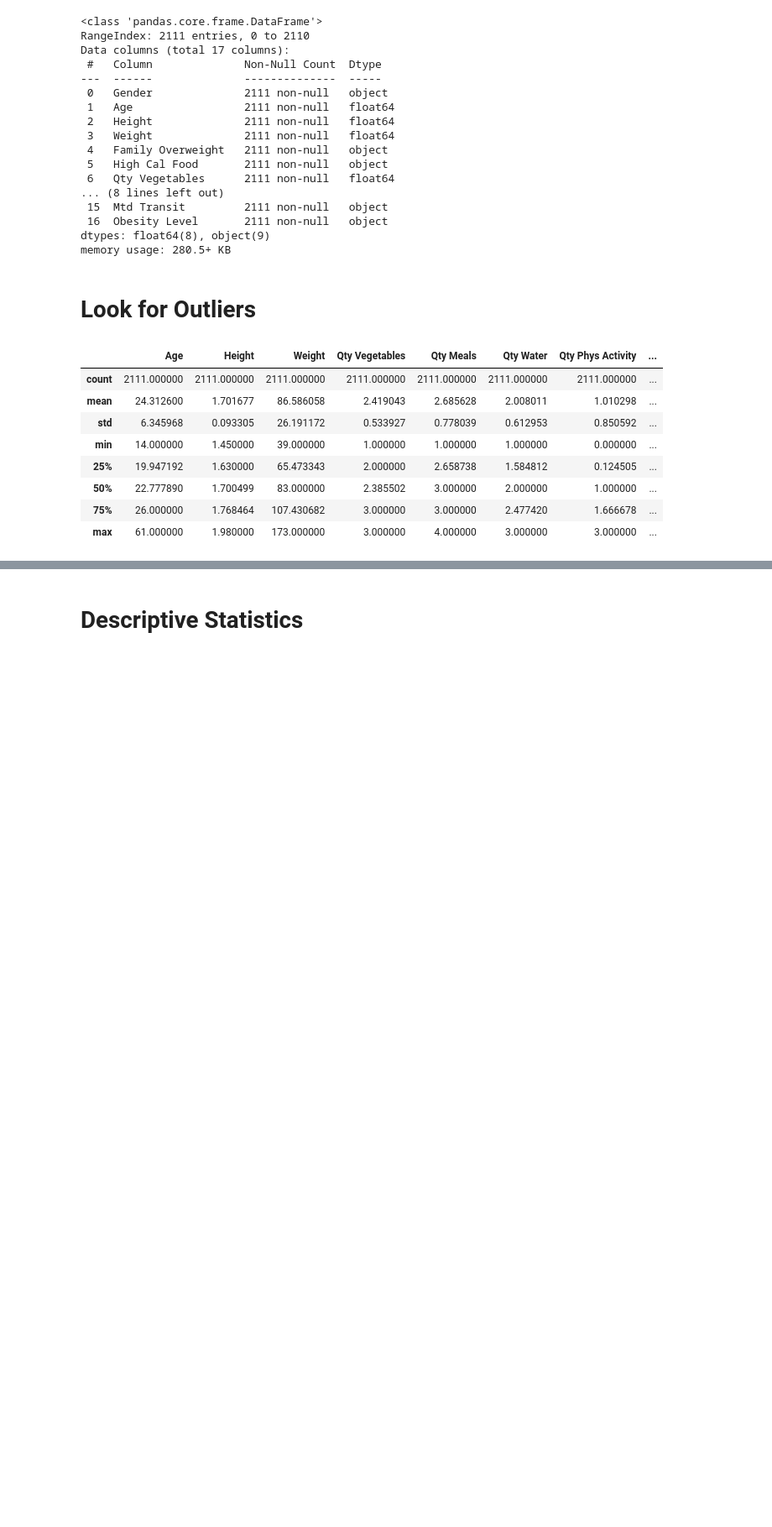
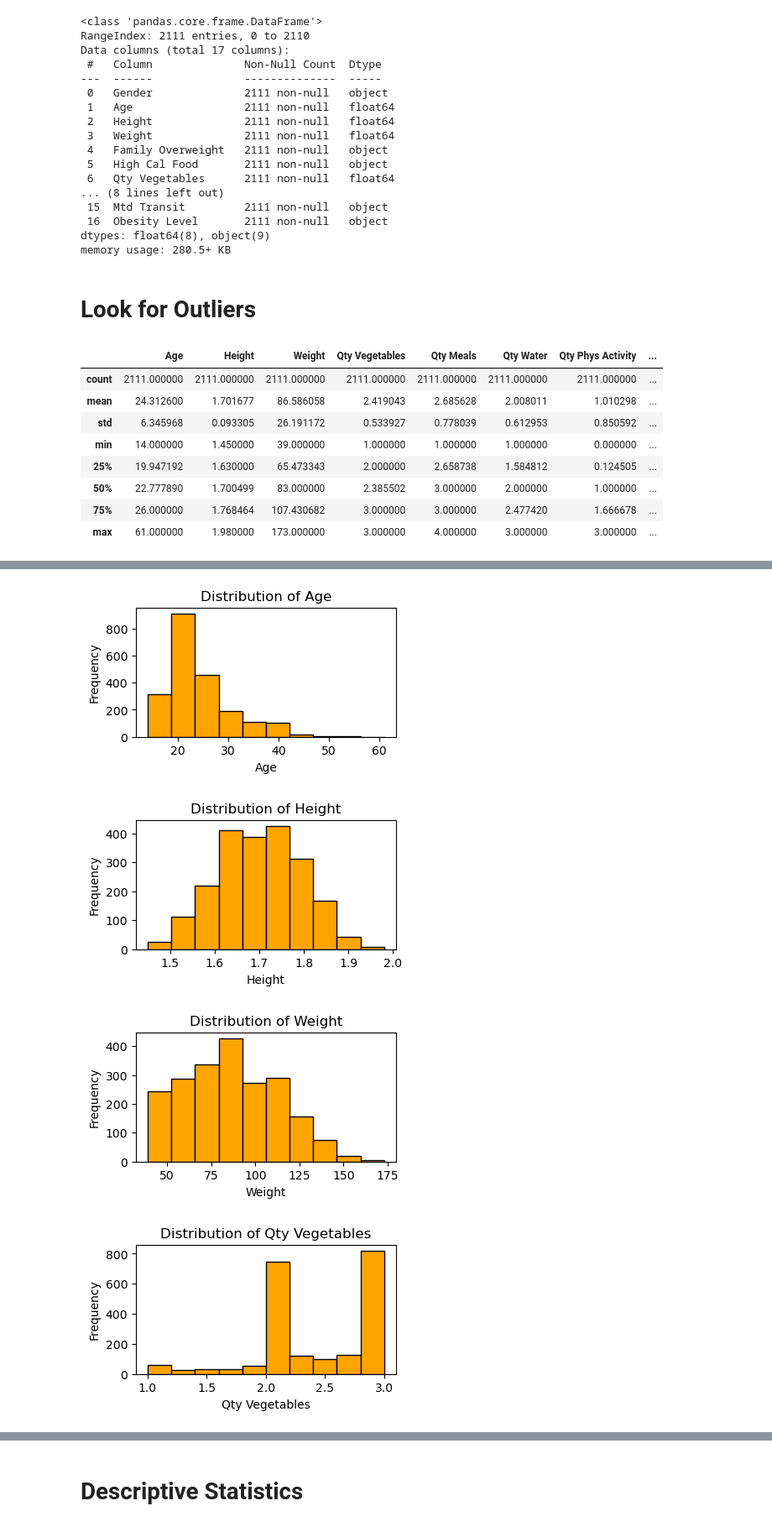
Before and after one commit to vhuson/cmu-case-study, a Jupyter notebook: CaseStudy.ipynb, the cells around one changed output, grey strips where cells are left out. Shown: that part at 84% size. Saved outputs shown, nothing was run; the diff lists cells and outputs as text; code cells hidden in the pictures; blank space fills up the shorter version.

```diff
--- a/CaseStudy.ipynb
+++ b/CaseStudy.ipynb
@@ -139,0 +160,15 @@ df.describe()
+# %%
+# Look for outliers by graphing histograms (numeric variables)
+
+for x in range(len(float_df.columns.values)):
+    plt.figure(figsize=(4, 2))
+    df[float_df.columns.values[x]].plot(kind='hist', bins=10, color='orange', edgecolor='black')
+    plt.title("Distribution of "+ float_df.columns.values[x])
+    plt.xlabel(float_df.columns.values[x])
+    plt.ylabel("Frequency")
+    plt.show()
+# %% [output]
+[figure, added]
+[figure, added]
+[figure, added]
+[figure, added]
```
Also changed, not shown: parts of 10 cells of this notebook.
